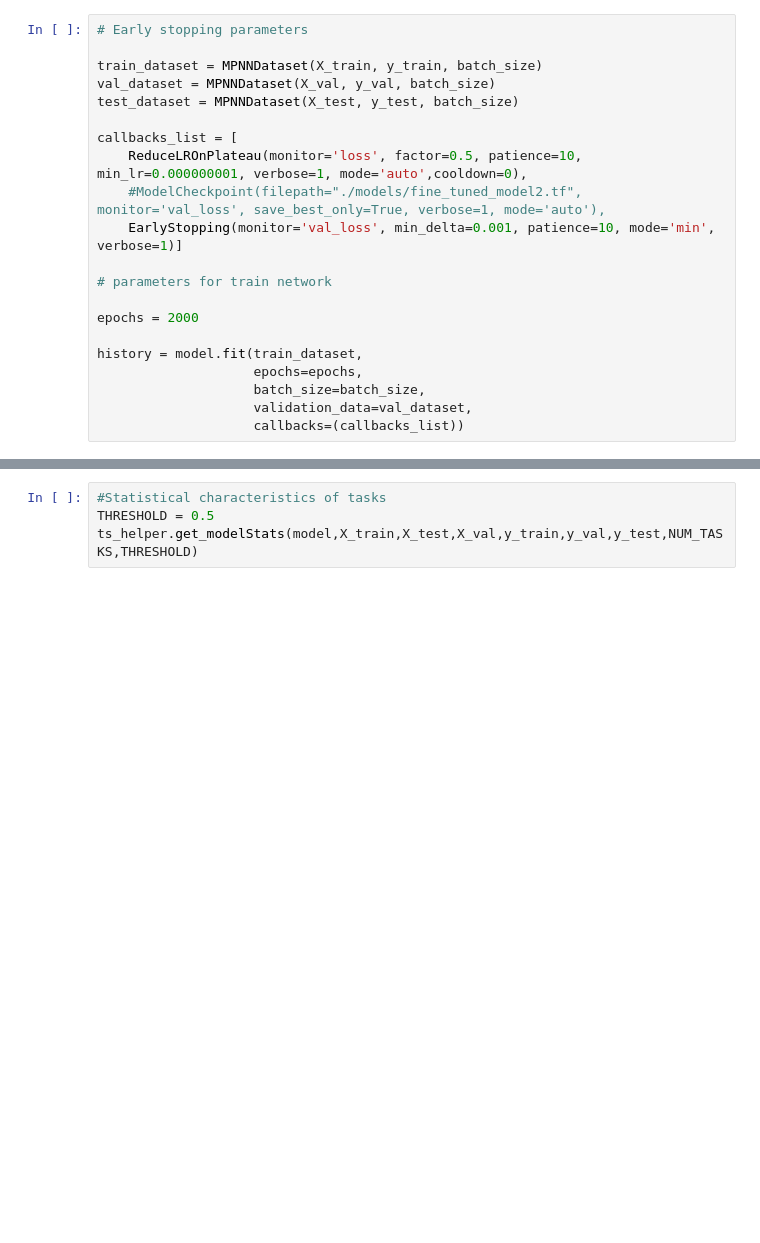
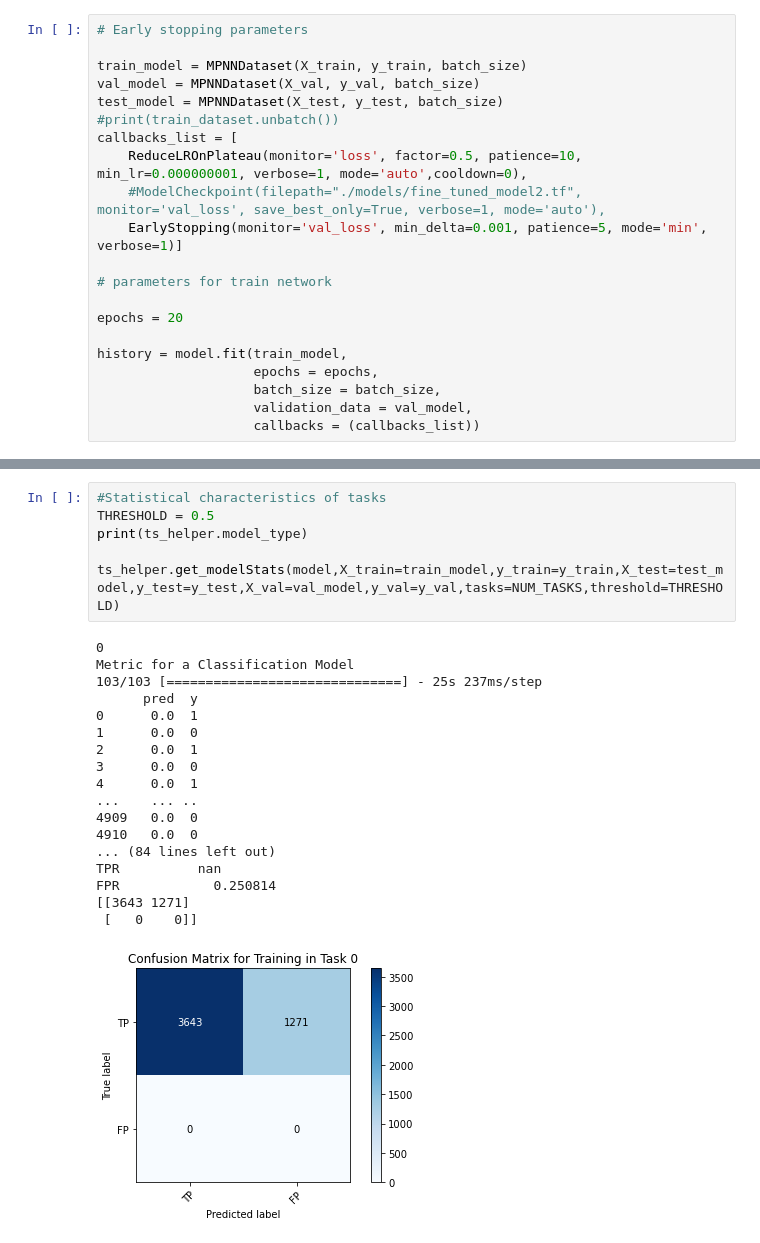
Before and after one commit to Laplace-py/Tropical, a Jupyter notebook: Github_Artigo/BaseModel_Classification _MPNN.ipynb, the cells around one changed output, grey strips where cells are left out. Cells and saved outputs as stored; diff of their text form; blank space fills up the shorter version.

```diff
--- a/Github_Artigo/BaseModel_Classification _MPNN.ipynb
+++ b/Github_Artigo/BaseModel_Classification _MPNN.ipynb
@@ -123,21 +133,21 @@ T.keras.utils.plot_model(model)
 # %%
 # Early stopping parameters
 
-train_dataset = MPNNDataset(X_train, y_train, batch_size)
-val_dataset = MPNNDataset(X_val, y_val, batch_size)
-test_dataset = MPNNDataset(X_test, y_test, batch_size)
-
+train_model = MPNNDataset(X_train, y_train, batch_size)
+val_model = MPNNDataset(X_val, y_val, batch_size)
+test_model = MPNNDataset(X_test, y_test, batch_size)
+#print(train_dataset.unbatch())
 callbacks_list = [
     ReduceLROnPlateau(monitor='loss', factor=0.5, patience=10, min_lr=0.000000001, verbose=1, mode='auto',cooldown=0),
     #ModelCheckpoint(filepath="./models/fine_tuned_model2.tf", monitor='val_loss', save_best_only=True, verbose=1, mode='auto'),
-    EarlyStopping(monitor='val_loss', min_delta=0.001, patience=10, mode='min', verbose=1)]
+    EarlyStopping(monitor='val_loss', min_delta=0.001, patience=5, mode='min', verbose=1)]
 
 # parameters for train network
 
-epochs = 2000
+epochs = 20
 
-history = model.fit(train_dataset,
-                    epochs=epochs,
-                    batch_size=batch_size,
-                    validation_data=val_dataset,
-                    callbacks=(callbacks_list))
+history = model.fit(train_model,
+                    epochs = epochs,
+                    batch_size = batch_size,
+                    validation_data = val_model,
+                    callbacks = (callbacks_list))
@@ -148,4 +178,25 @@ ts_helper.plot_history(history)
 # %%
 #Statistical characteristics of tasks
 THRESHOLD = 0.5
-ts_helper.get_modelStats(model,X_train,X_test,X_val,y_train,y_val,y_test,NUM_TASKS,THRESHOLD)
+print(ts_helper.model_type)
+
+ts_helper.get_modelStats(model,X_train=train_model,y_train=y_train,X_test=test_model,y_test=y_test,X_val=val_model,y_val=y_val,tasks=NUM_TASKS,threshold=THRESHOLD)
+# %% [output]
+0
+Metric for a Classification Model
+103/103 [==============================] - 25s 237ms/step
+      pred  y
+0      0.0  1
+1      0.0  0
+2      0.0  1
+3      0.0  0
+4      0.0  1
+...    ... ..
+4909   0.0  0
+4910   0.0  0
+... (84 lines left out)
+TPR          nan
+FPR            0.250814
+[[3643 1271]
+ [   0    0]]
+[figure, added]
```
Also changed, not shown: parts of 7 cells of this notebook, 15 other files.
